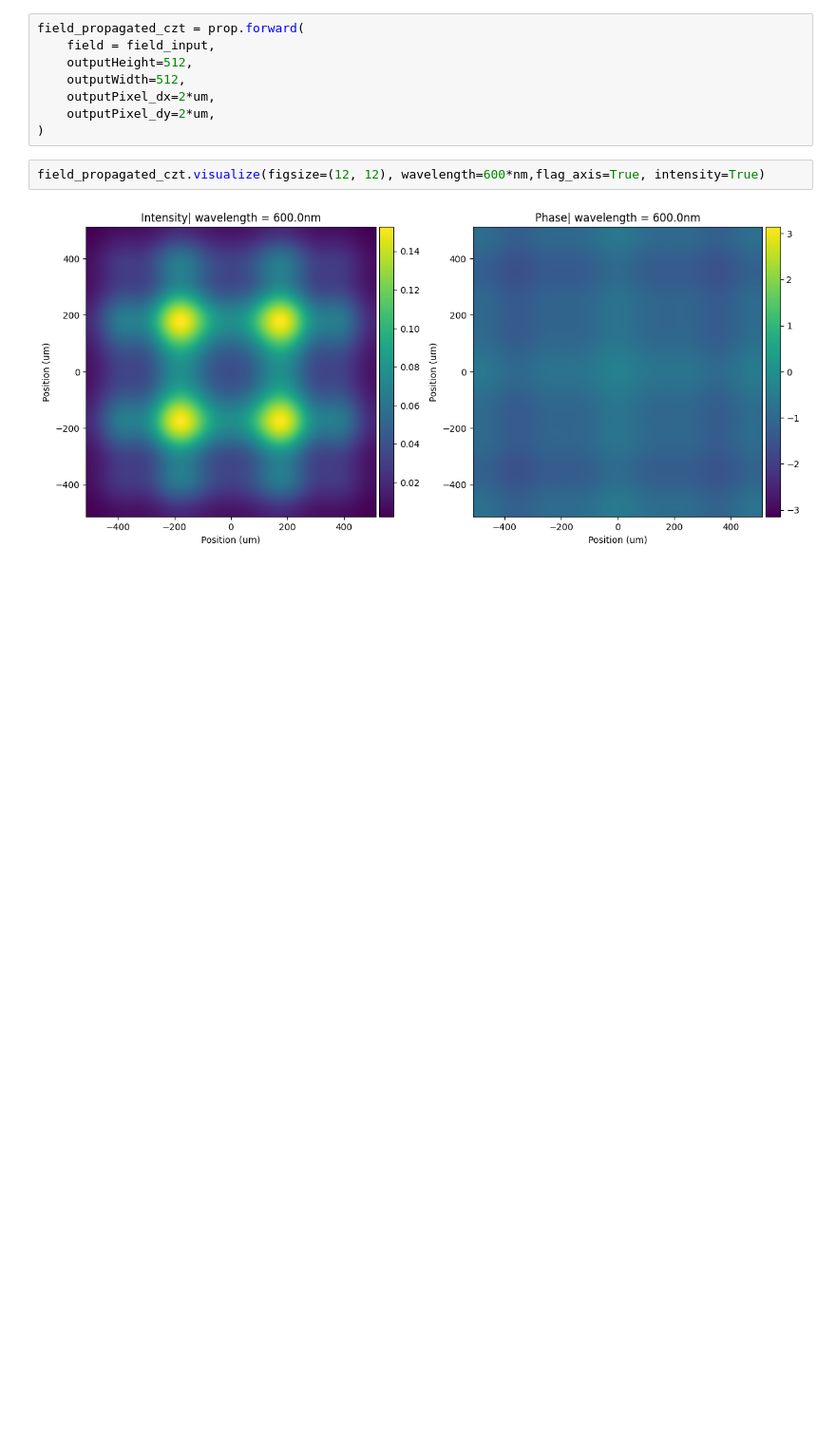
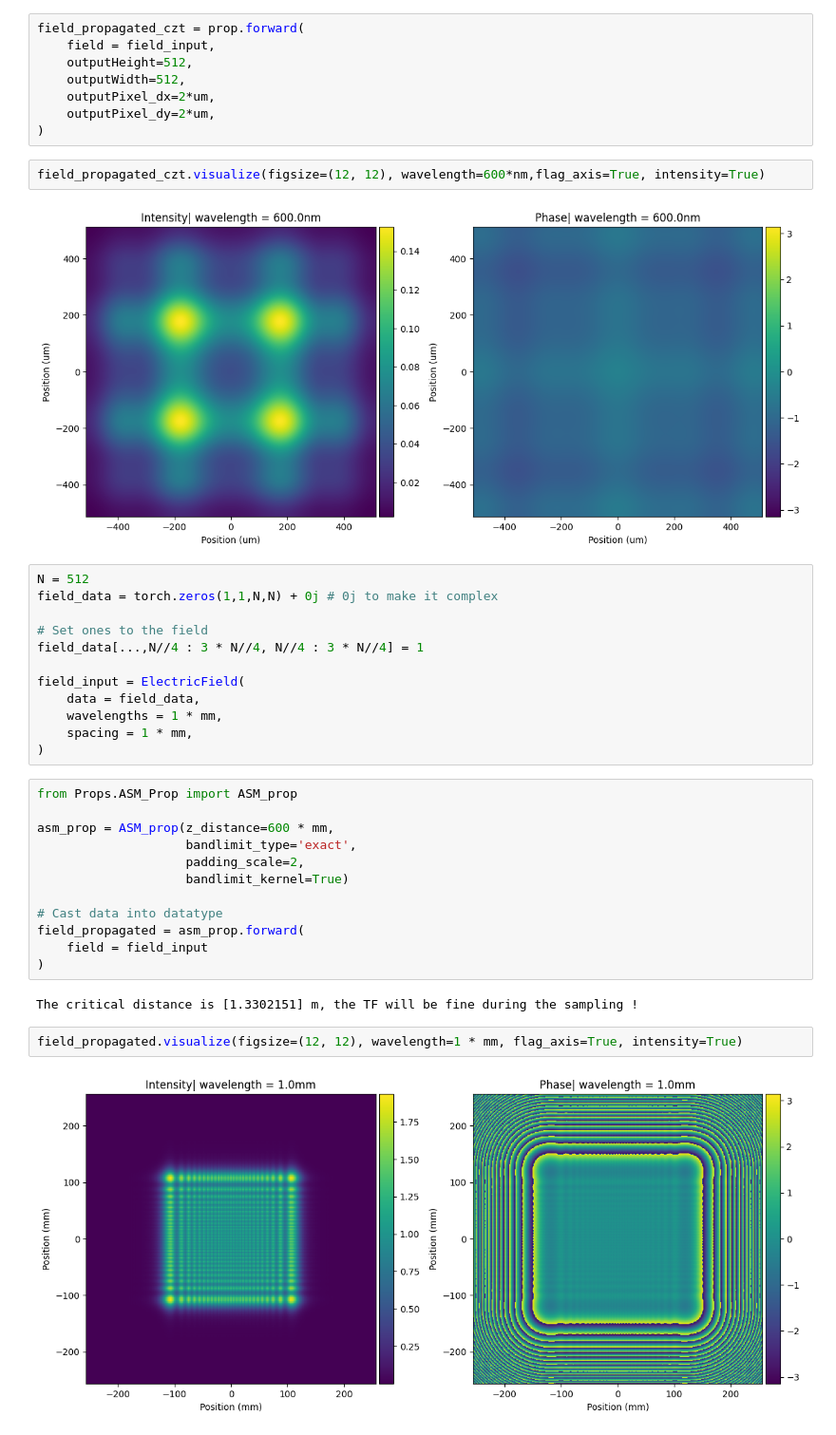
Before and after one commit to sihan-shao/LightPorpTorch, a Jupyter notebook: test_propagator.ipynb, the cells around one changed output. Shown at 95% size. Saved outputs shown, nothing was run; the diff lists cells and outputs as text; blank space fills up the shorter version.

```diff
--- a/test_propagator.ipynb
+++ b/test_propagator.ipynb
@@ -120,3 +120,33 @@ field_propagated_czt = prop.forward(
 field_propagated_czt.visualize(figsize=(12, 12), wavelength=600*nm,flag_axis=True, intensity=True)
 # %% [output]
 [figure]
+# %%
+N = 512
+field_data = torch.zeros(1,1,N,N) + 0j # 0j to make it complex
+
+# Set ones to the field
+field_data[...,N//4 : 3 * N//4, N//4 : 3 * N//4] = 1
+
+field_input = ElectricField(
+    data = field_data,
+    wavelengths = 1 * mm,
+    spacing = 1 * mm,
+)
+# %%
+from Props.ASM_Prop import ASM_prop
+
+asm_prop = ASM_prop(z_distance=600 * mm,
+                    bandlimit_type='exact',
+                    padding_scale=2,
+                    bandlimit_kernel=True)
+
+# Cast data into datatype
+field_propagated = asm_prop.forward(
+    field = field_input
+)
+# %% [output]
+The critical distance is [1.3302151] m, the TF will be fine during the sampling !
+# %%
+field_propagated.visualize(figsize=(12, 12), wavelength=1 * mm, flag_axis=True, intensity=True)
+# %% [output]
+[figure, added]
```
Also changed, not shown: parts of 5 cells of this notebook, 1 other file.
